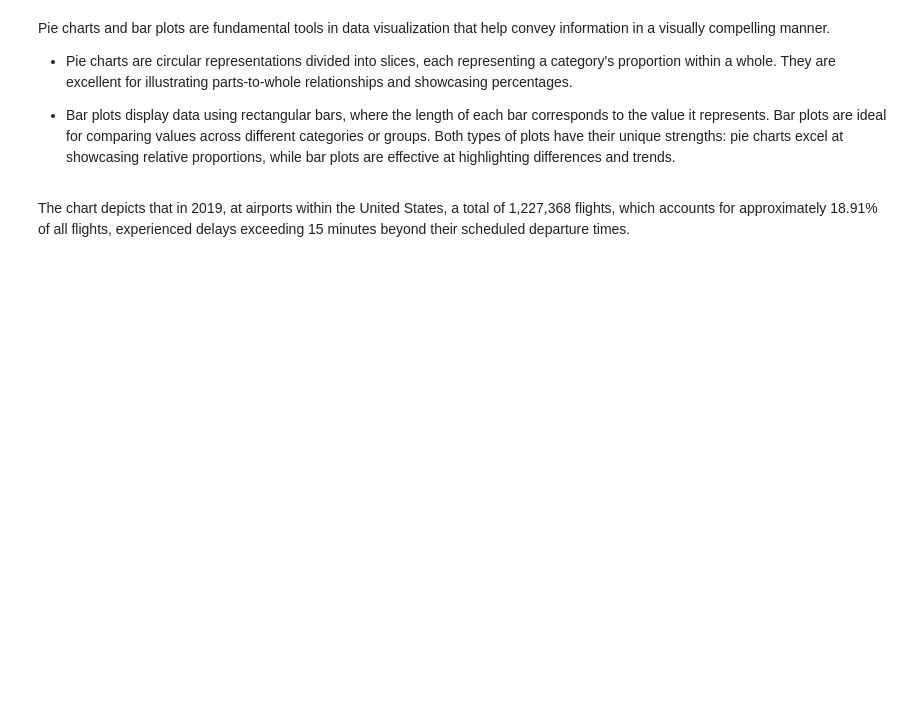
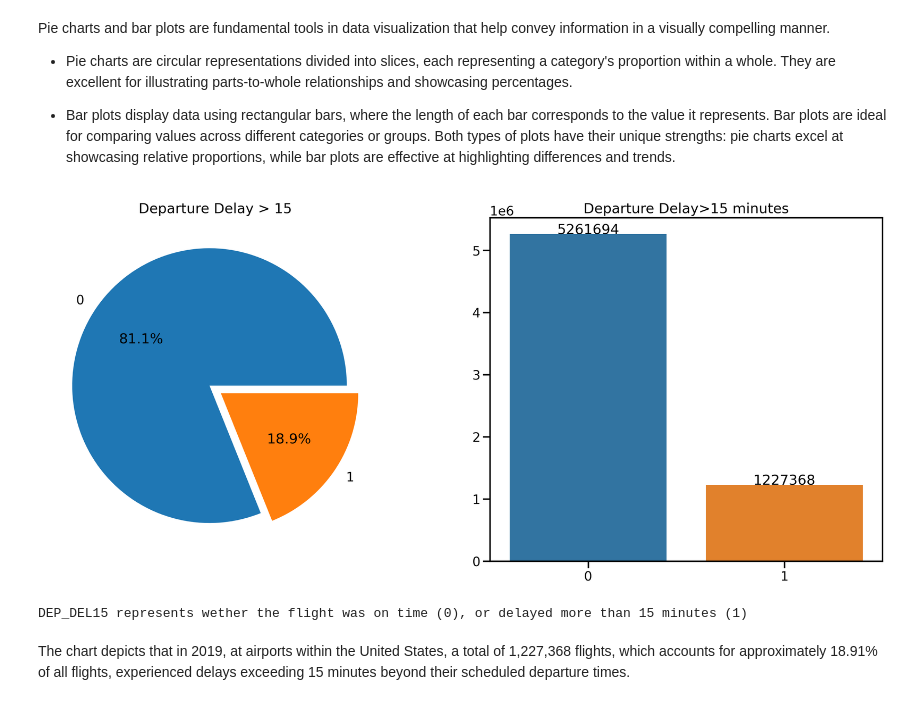
Before and after one commit to RehamTousoun/DataAnalytics_Capstone, a Jupyter notebook: flightDelay.ipynb, the cells around one changed output. Drawn from its saved outputs; the diff is of its cells as text; code cells hidden in the pictures; blank space fills up the shorter version.

Commit message:
Just run again

```diff
--- a/flightDelay.ipynb
+++ b/flightDelay.ipynb
@@ -220,30 +321,33 @@ Pie charts and bar plots are fundamental tools in data visualization that help c
 
 * Bar plots display data using rectangular bars, where the length of each bar corresponds to the value it represents. Bar plots are ideal for comparing values across different categories or groups. Both types of plots have their unique strengths: pie charts excel at showcasing relative proportions, while bar plots are effective at highlighting differences and trends.
 # %%
-# f,ax=plt.subplots(1,2,figsize=(20,8))
-# #  pie plot for departure delay feature
-# df['DEP_DEL15'].value_counts().plot.pie(explode=[0.05,0.05],autopct='%1.1f%%', ax=ax[0])
+f,ax=plt.subplots(1,2,figsize=(20,8))
+#  pie plot for departure delay feature
+df['DEP_DEL15'].value_counts().plot.pie(explode=[0.05,0.05],autopct='%1.1f%%', ax=ax[0])
 
-# # Set title for figure [0]
-# ax[0].set_title('Departure Delay > 15')
+# Set title for figure [0]
+ax[0].set_title('Departure Delay > 15')
 
-# # No label at y-axis for figure [0]
-# ax[0].set_ylabel('')
+# No label at y-axis for figure [0]
+ax[0].set_ylabel('')
 
-# #  bar plot for departure delay feature
-# sns.barplot(x=df['DEP_DEL15'].value_counts().index, y=df['DEP_DEL15'].value_counts().values, ax=ax[1])
+#  bar plot for departure delay feature
+sns.barplot(x=df['DEP_DEL15'].value_counts().index, y=df['DEP_DEL15'].value_counts().values, ax=ax[1])
 
-# # Add the value of each bar to the plot (add annotations with the values (y) just above the data points)
-# for i, v in enumerate(df['DEP_DEL15'].value_counts().values):
-#     ax[1].text(i, v, str(v), ha='center')
+# Add the value of each bar to the plot (add annotations with the values (y) just above the data points)
+for i, v in enumerate(df['DEP_DEL15'].value_counts().values):
+    ax[1].text(i, v, str(v), ha='center')
 
-# # Set title for figure [1]
-# ax[1].set_title('Departure Delay>15 minutes')
+# Set title for figure [1]
+ax[1].set_title('Departure Delay>15 minutes')
 
-# # show plot
-# plt.show()
+# show plot
+plt.show()
 
-# print('DEP_DEL15 represents wether the flight was on time (0), or delayed more than 15 minutes (1)')
+print('DEP_DEL15 represents wether the flight was on time (0), or delayed more than 15 minutes (1)')
+# %% [output]
+[figure, added]
+DEP_DEL15 represents wether the flight was on time (0), or delayed more than 15 minutes (1)
 # %% [markdown]
 The chart depicts that in 2019, at airports within the United States, a total of 1,227,368 flights, which accounts for approximately 18.91% of all flights, experienced delays exceeding 15 minutes beyond their scheduled departure times.
 # %%
```
Also changed, not shown: parts of 18 cells of this notebook.
